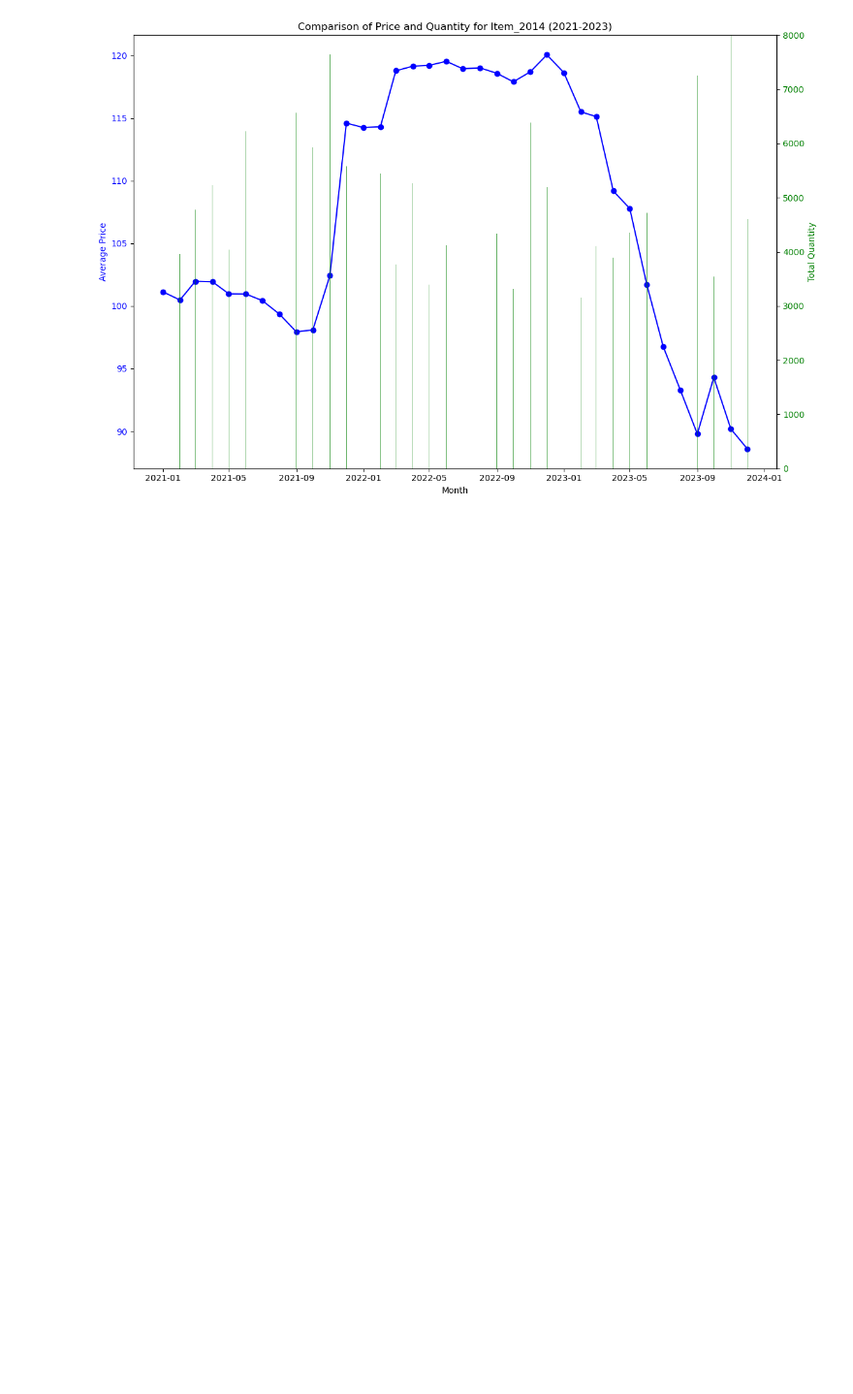
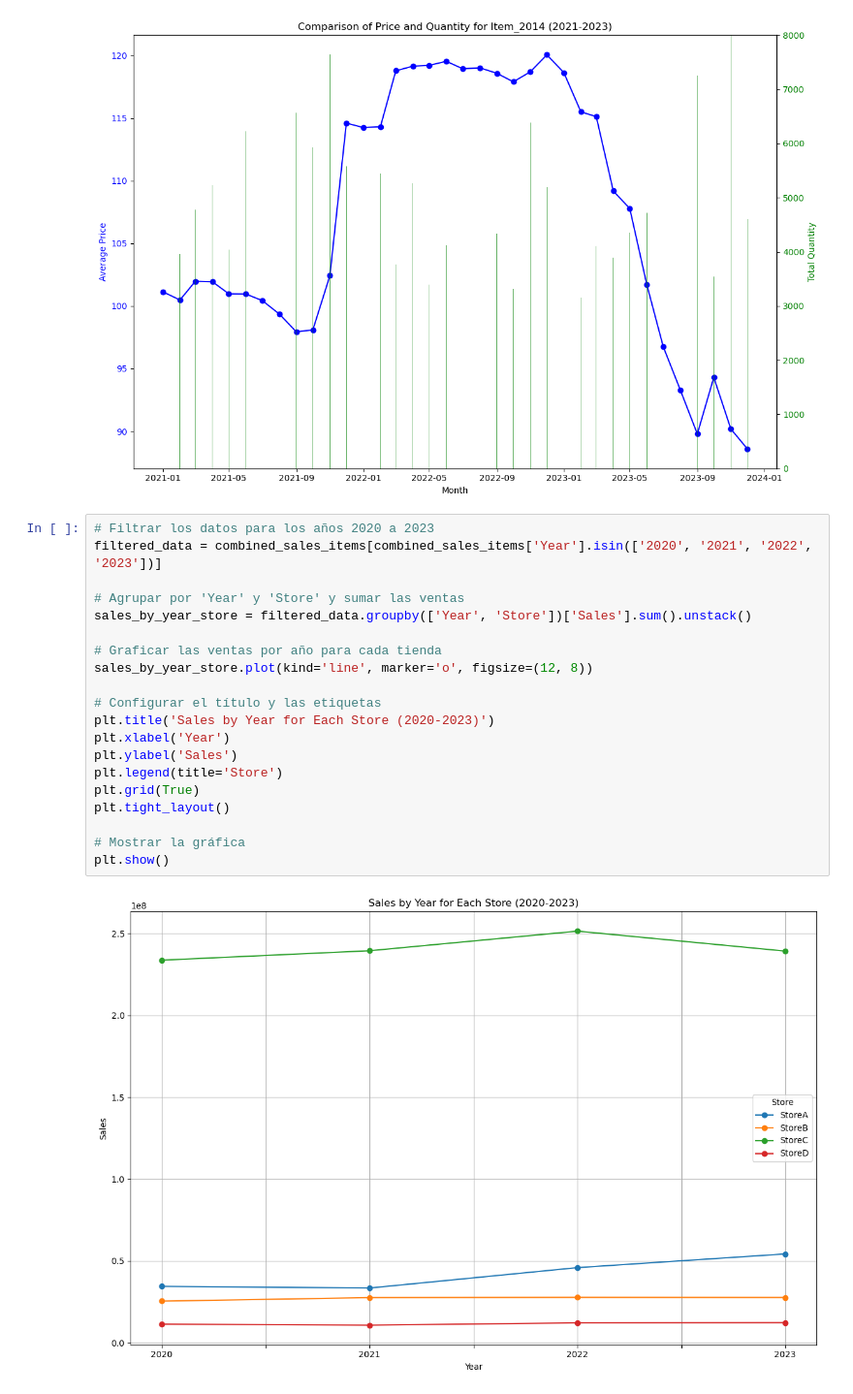
Before and after one commit to patricioaugusto-patinoespana/Proyect1, a Jupyter notebook: proyect1.ipynb, the cells around one changed output. Shown at 97% size. Cells and saved outputs as stored; diff of their text form; blank space fills up the shorter version.

```diff
--- a/proyect1.ipynb
+++ b/proyect1.ipynb
@@ -260,3 +260,25 @@ fig.tight_layout()
 plt.show()
 # %% [output]
 [figure]
+# %%
+# Filtrar los datos para los años 2020 a 2023
+filtered_data = combined_sales_items[combined_sales_items['Year'].isin(['2020', '2021', '2022', '2023'])]
+
+# Agrupar por 'Year' y 'Store' y sumar las ventas
+sales_by_year_store = filtered_data.groupby(['Year', 'Store'])['Sales'].sum().unstack()
+
+# Graficar las ventas por año para cada tienda
+sales_by_year_store.plot(kind='line', marker='o', figsize=(12, 8))
+
+# Configurar el título y las etiquetas
+plt.title('Sales by Year for Each Store (2020-2023)')
+plt.xlabel('Year')
+plt.ylabel('Sales')
+plt.legend(title='Store')
+plt.grid(True)
+plt.tight_layout()
+
+# Mostrar la gráfica
+plt.show()
+# %% [output]
+[figure, added]
```
Also changed, not shown: parts of 1 cell of this notebook.
